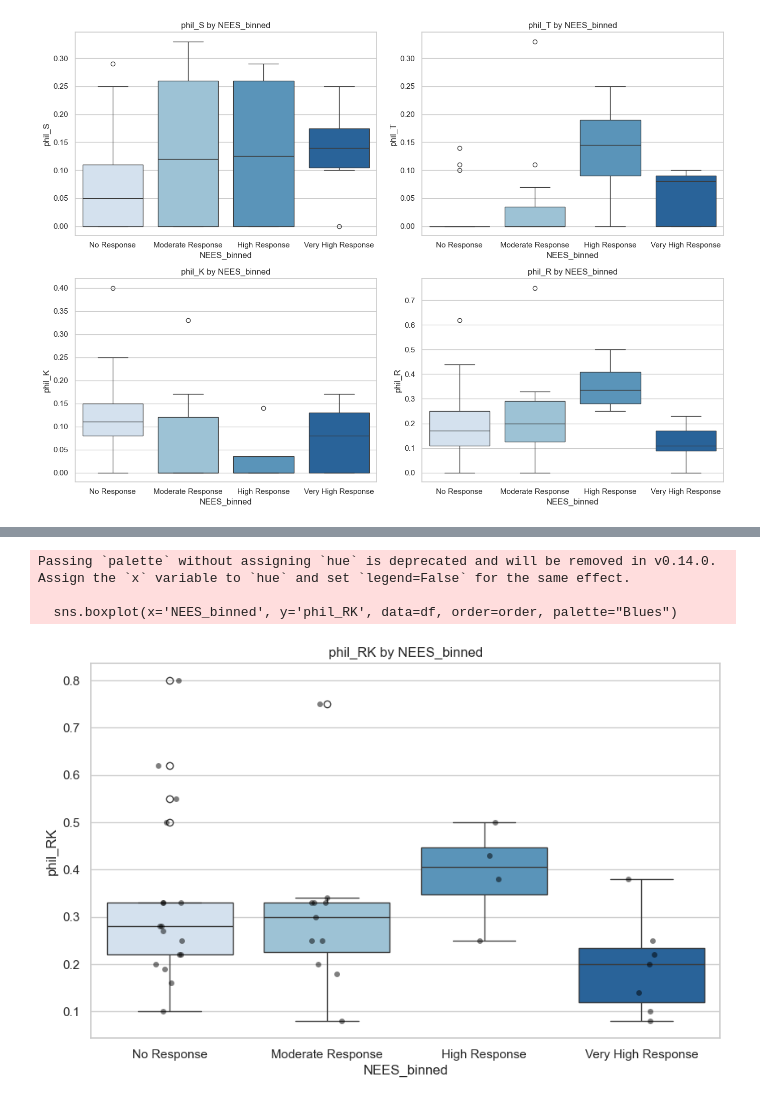
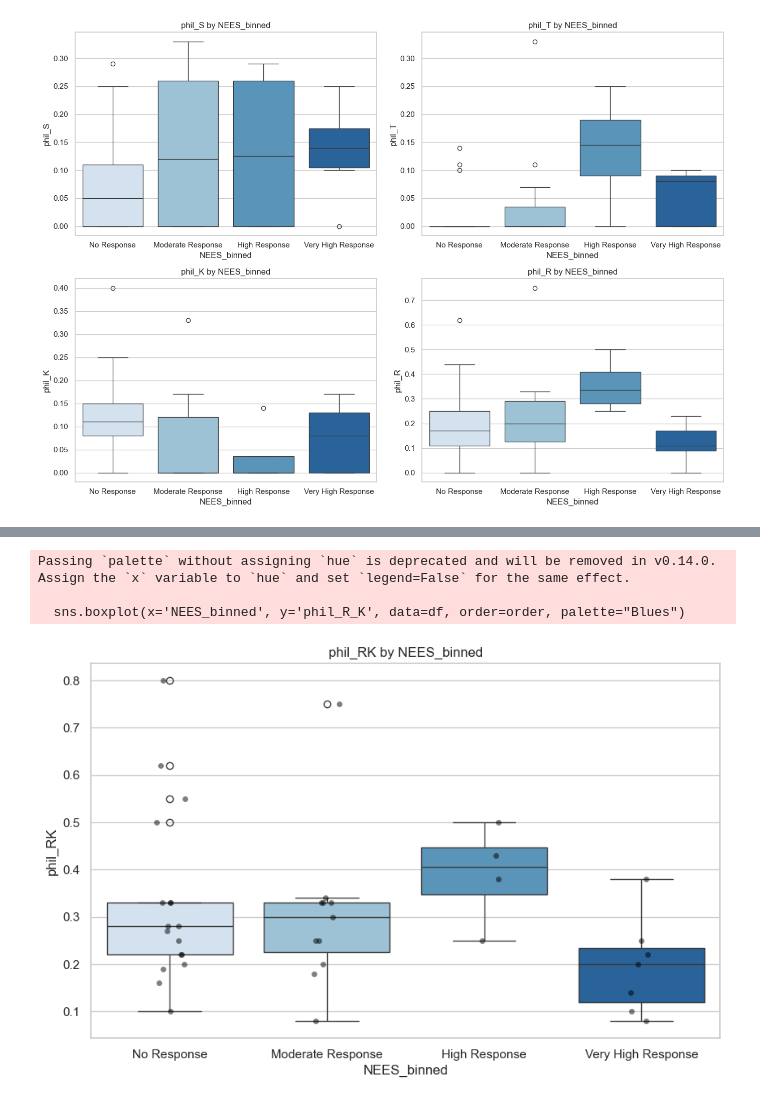
Before and after one commit to shokenlee/AH_AAcomposition, a Jupyter notebook: BinnedNEES_AAcomp_plot.ipynb, the cells around one changed output, grey strips where cells are left out. Cells and saved outputs as stored; diff of their text form; code cells hidden in the pictures.

```diff
--- a/BinnedNEES_AAcomp_plot.ipynb
+++ b/BinnedNEES_AAcomp_plot.ipynb
@@ -49,14 +63,11 @@ Passing `palette` without assigning `hue` is deprecated and will be removed in v
   sns.boxplot(x='NEES_binned', y=col, data=df, ax=axes[row, col_idx], order=order, palette="Blues")
 [figure]
 # %%
-# Create a new column 'phil_ST' that is the sum of 'phil_S' and 'phil_T'
-df['phil_ST'] = df['phil_S'] + df['phil_T']
-
 # Create a box plot for the new column 'phil_ST' by 'NEES_binned'
 plt.figure(figsize=(10, 6))
-sns.boxplot(x='NEES_binned', y='phil_ST', data=df, order=order, palette="Blues")
+sns.boxplot(x='NEES_binned', y='phil_S_T', data=df, order=order, palette="Blues")
 # Add scatter points jittered for better visualization
-sns.stripplot(x='NEES_binned', y='phil_ST', data=df, order=order, color='black', jitter=True, alpha=0.5)
+sns.stripplot(x='NEES_binned', y='phil_S_T', data=df, order=order, color='black', jitter=True, alpha=0.5)
 
 plt.title('phil_ST by NEES_binned')
 plt.xlabel('NEES_binned')
@@ -70,20 +81,17 @@ Passing `palette` without assigning `hue` is deprecated and will be removed in v
 # %%
-# Create a new column 'phil_RK' that is the sum of 'phil_R' and 'phil_K'
-df['phil_RK'] = df['phil_R'] + df['phil_K']
-
 # Create a box plot for the new column 'phil_RK' by 'NEES_binned'
 plt.figure(figsize=(10, 6))
-sns.boxplot(x='NEES_binned', y='phil_RK', data=df, order=order, palette="Blues")
+sns.boxplot(x='NEES_binned', y='phil_R_K', data=df, order=order, palette="Blues")
 # Add scatter points jittered for better visualization
-sns.stripplot(x='NEES_binned', y='phil_RK', data=df, order=order, color='black', jitter=True, alpha=0.5)
+sns.stripplot(x='NEES_binned', y='phil_R_K', data=df, order=order, color='black', jitter=True, alpha=0.5)
 
 plt.title('phil_RK by NEES_binned')
 plt.xlabel('NEES_binned')
 plt.ylabel('phil_RK')
 plt.show()
 # %% [output]
 Passing `palette` without assigning `hue` is deprecated and will be removed in v0.14.0. Assign the `x` variable to `hue` and set `legend=False` for the same effect.
 
-  sns.boxplot(x='NEES_binned', y='phil_RK', data=df, order=order, palette="Blues")
+  sns.boxplot(x='NEES_binned', y='phil_R_K', data=df, order=order, palette="Blues")
-[figure, old version]
+[figure, new version]
 # %%
```
Also changed, not shown: parts of 5 cells of this notebook, 1 other file.
